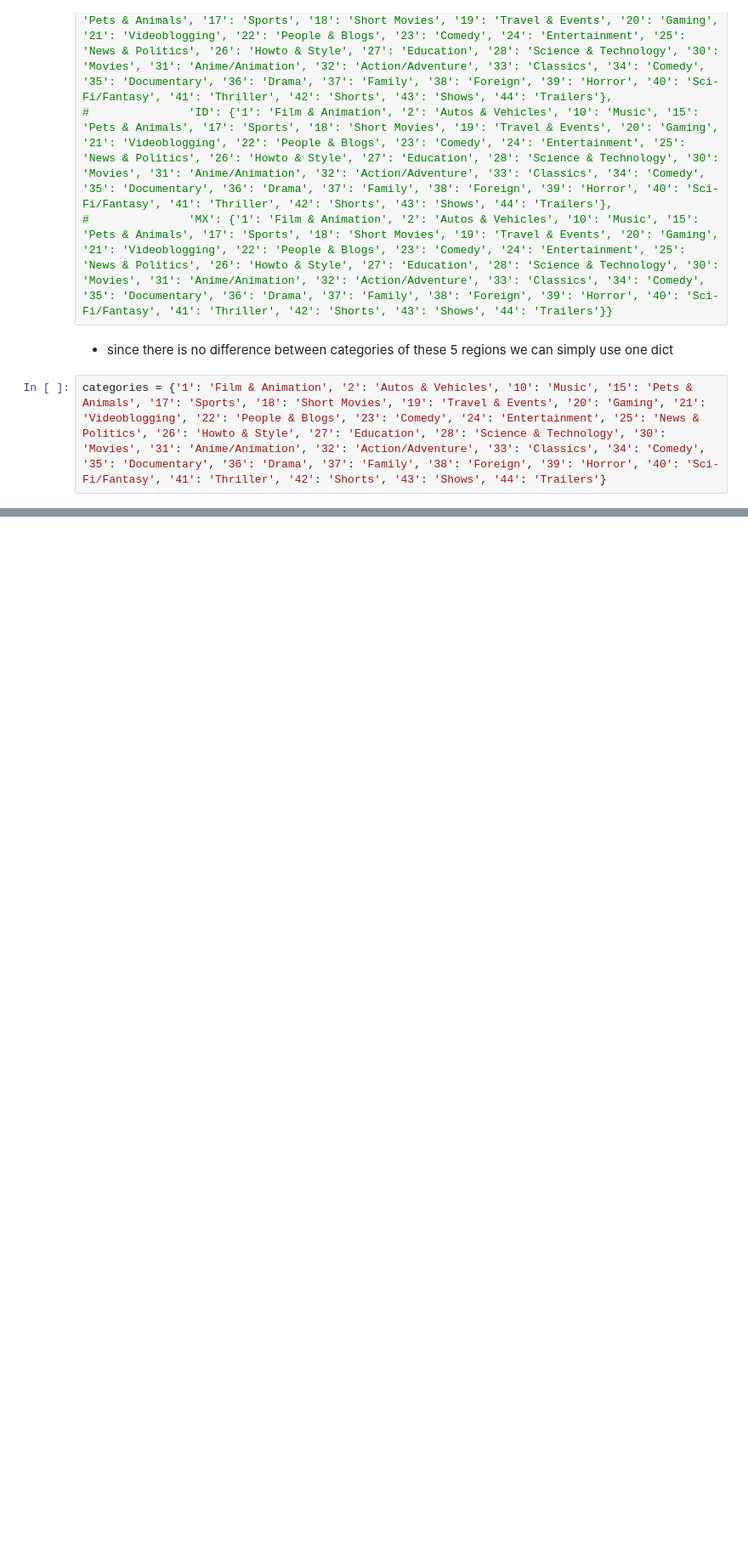
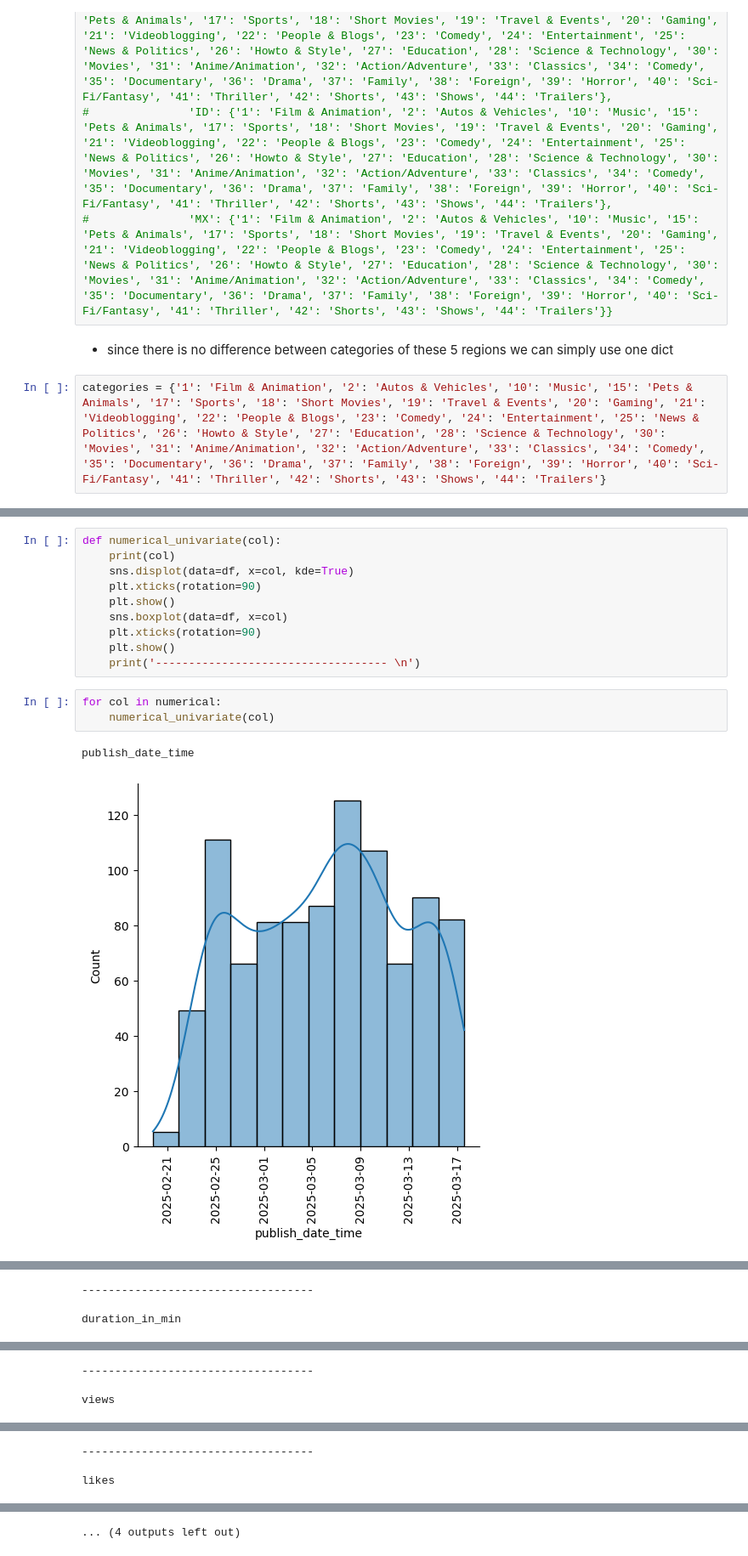
Before and after one commit to AERI078/youtube_data_analysis_project, a Jupyter notebook: 02_EDA.ipynb, the cells around one changed output, grey strips where cells are left out. Shown at 85% size. Drawn from its saved outputs; the diff is of its cells as text; blank space fills up the shorter version.

```diff
--- a/02_EDA.ipynb
+++ b/02_EDA.ipynb
@@ -180,0 +281,16 @@ df[df['category'] == 'Nan']
+# %%
+def numerical_univariate(col):
+    print(col)
+    sns.displot(data=df, x=col, kde=True)
+    plt.xticks(rotation=90)
+    plt.show()
+    sns.boxplot(data=df, x=col)
+    plt.xticks(rotation=90)
+    plt.show()
+    print('----------------------------------- \n')
+# %%
+for col in numerical:
+    numerical_univariate(col)
+# %% [output]
+publish_date_time
+[figure, added]
@@ -180,0 +298,3 @@ df[df['category'] == 'Nan']
+-----------------------------------
+
+duration_in_min
@@ -180,0 +303,3 @@ df[df['category'] == 'Nan']
+-----------------------------------
+
+views
@@ -180,0 +308,3 @@ df[df['category'] == 'Nan']
+-----------------------------------
+
+likes
@@ -180,0 +313 @@ df[df['category'] == 'Nan']
+... (4 outputs left out)
```
Also changed, not shown: parts of 17 cells of this notebook, 2 other files.
